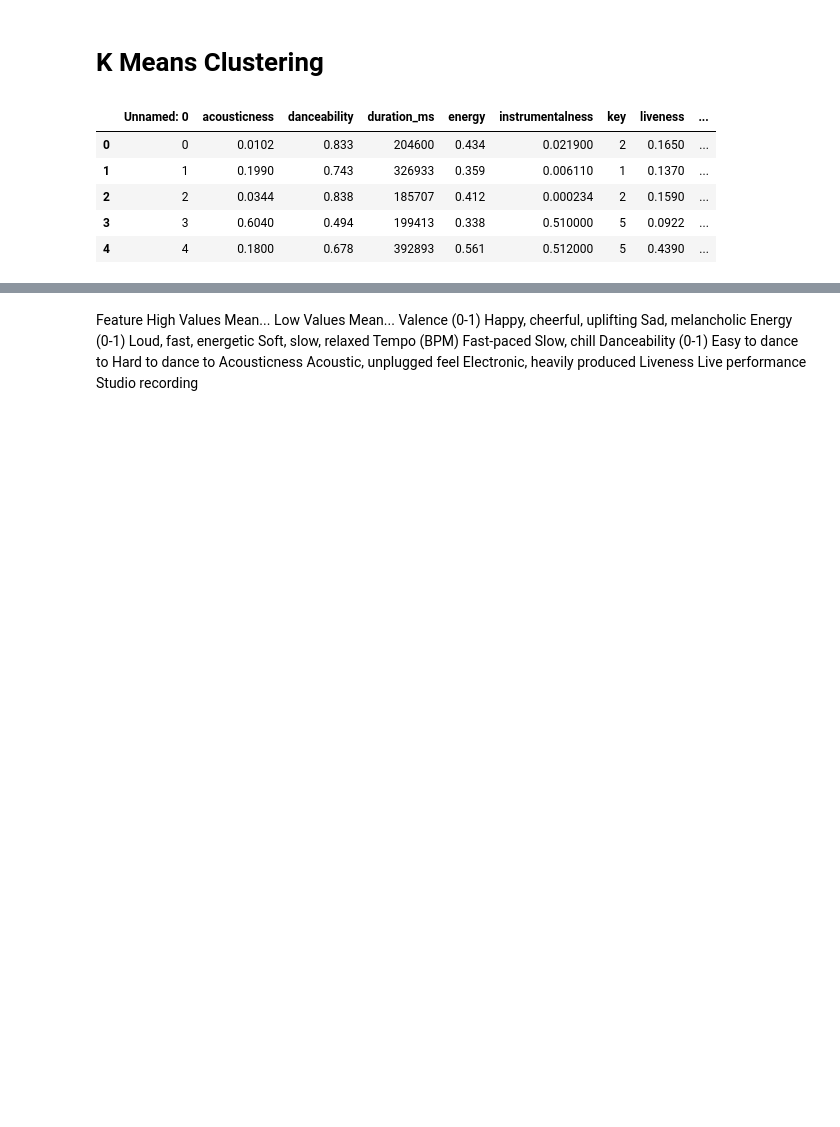
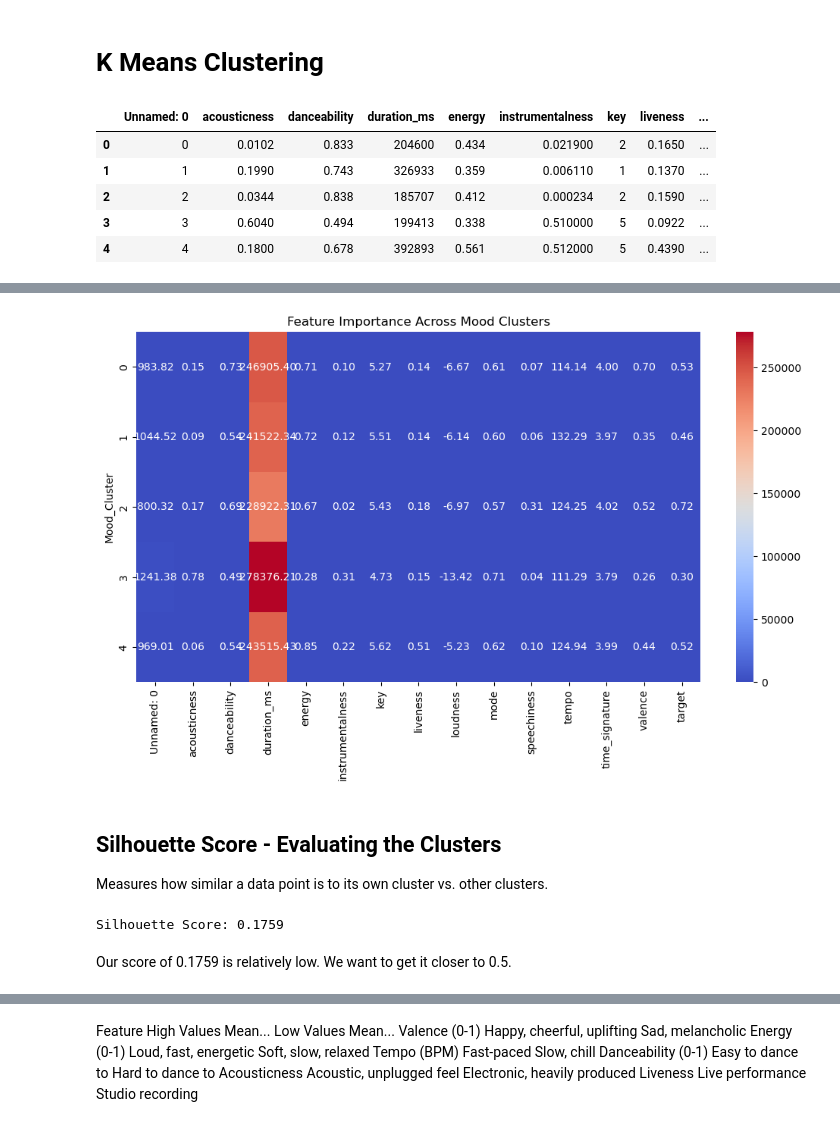
Before and after one commit to hannahdallas/captstone, a Jupyter notebook: notebook.ipynb, the cells around one changed output, grey strips where cells are left out. Saved outputs shown, nothing was run; the diff lists cells and outputs as text; code cells hidden in the pictures; blank space fills up the shorter version.

```diff
--- a/notebook.ipynb
+++ b/notebook.ipynb
@@ -132,0 +170,31 @@ df.head()
+# %%
+# Select only numeric columns (exclude song titles, artists, etc.)
+numeric_cols = df.select_dtypes(include=[np.number]).columns
+
+# Exclude "Mood_Cluster" itself from mean calculation
+numeric_cols = [col for col in numeric_cols if col != "Mood_Cluster"]
+
+# Compute the mean for each numeric feature per cluster
+cluster_means = df.groupby("Mood_Cluster")[numeric_cols].mean()
+
+# Now plot the heatmap
+import matplotlib.pyplot as plt
+import seaborn as sns
+
+plt.figure(figsize=(12, 6))
+sns.heatmap(cluster_means, cmap="coolwarm", annot=True, fmt=".2f")
+plt.title("Feature Importance Across Mood Clusters")
+plt.show()
+# %% [output]
+[figure, added]
+# %% [markdown]
+## Silhouette Score - Evaluating the Clusters
+Measures how similar a data point is to its own cluster vs. other clusters.
+# %%
+# Evaluate clusters using Silhouette Score
+silhouette_avg = silhouette_score(df_scaled, df["Mood_Cluster"])
+print(f"Silhouette Score: {silhouette_avg:.4f}")
+# %% [output]
+Silhouette Score: 0.1759
+# %% [markdown]
+Our score of 0.1759 is relatively low. We want to get it closer to 0.5.
```
Also changed, not shown: parts of 38 cells of this notebook.
